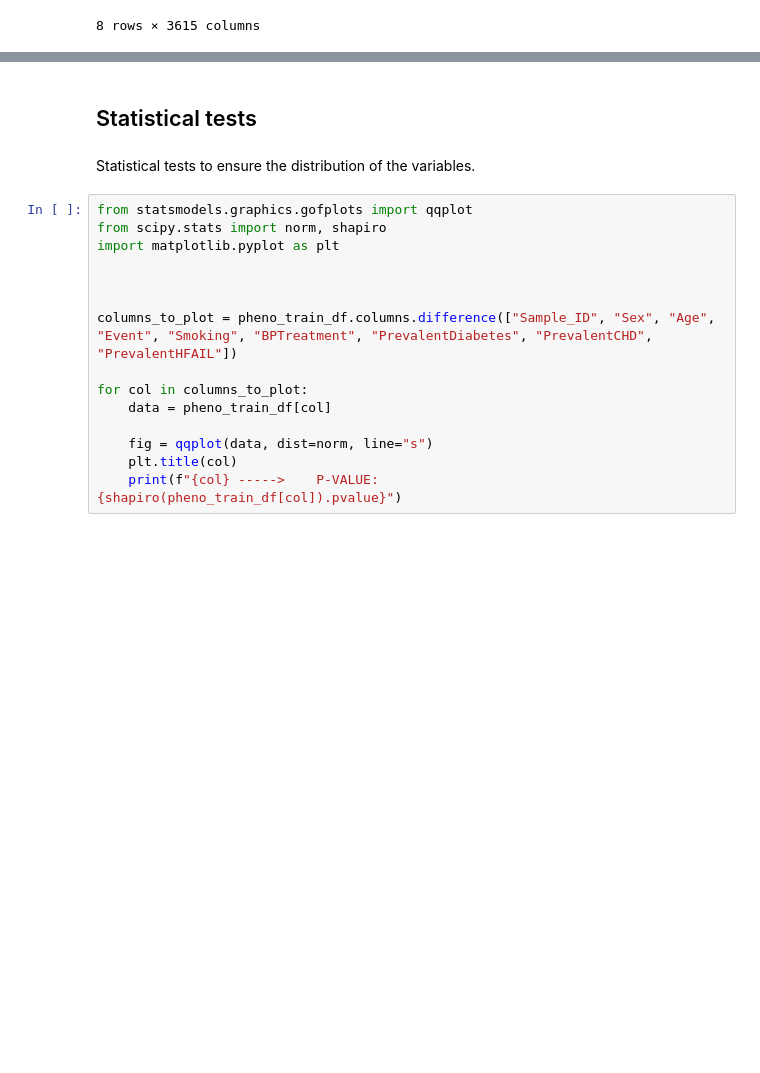
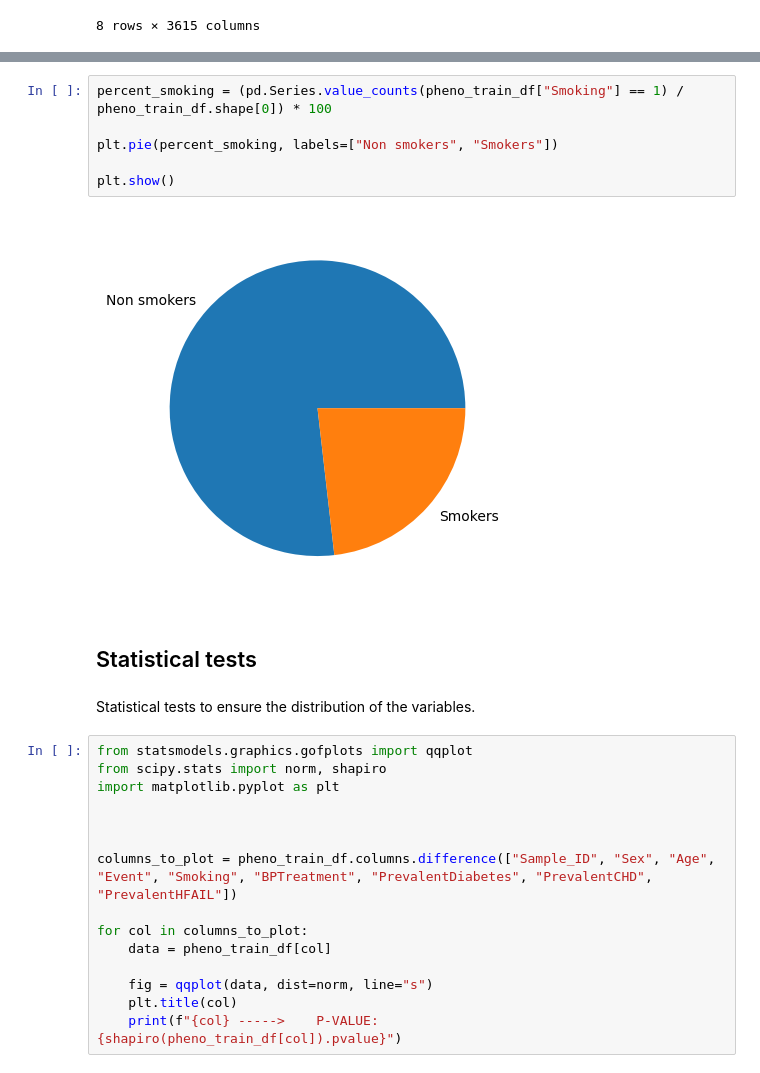
Before and after one commit to ruigomesbioinf/sib_dream_challenge, a Jupyter notebook: src/fase1.ipynb, the cells around one changed output, grey strips where cells are left out. Saved outputs shown, nothing was run; the diff lists cells and outputs as text; blank space fills up the shorter version.

```diff
--- a/src/fase1.ipynb
+++ b/src/fase1.ipynb
@@ -355,3 +379,11 @@ Linha de teste
+# %%
+percent_smoking = (pd.Series.value_counts(pheno_train_df["Smoking"] == 1) / pheno_train_df.shape[0]) * 100
+
+plt.pie(percent_smoking, labels=["Non smokers", "Smokers"])
+
+plt.show()
+# %% [output]
+[figure, added]
 # %% [markdown]
 ## Statistical tests
 # %% [markdown]
```
Also changed, not shown: parts of 5 cells of this notebook.
